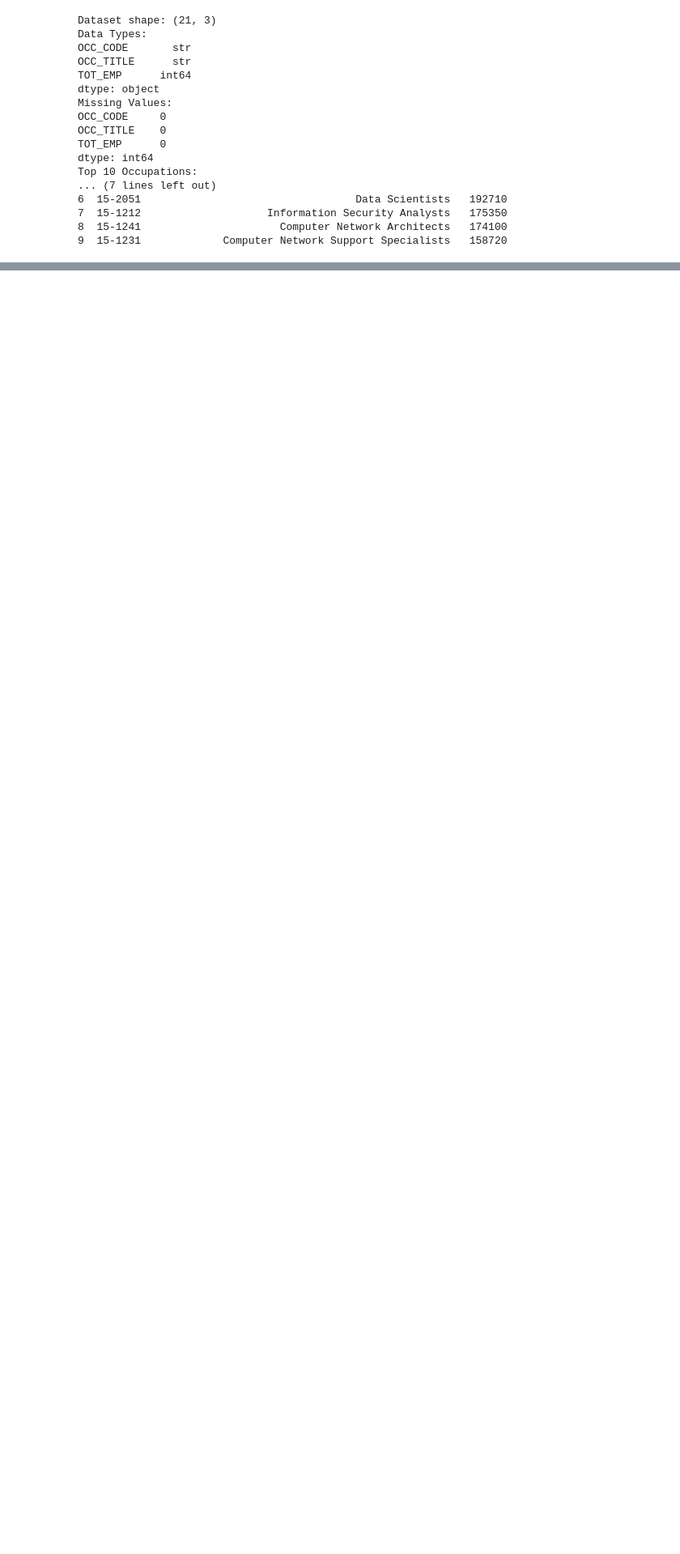
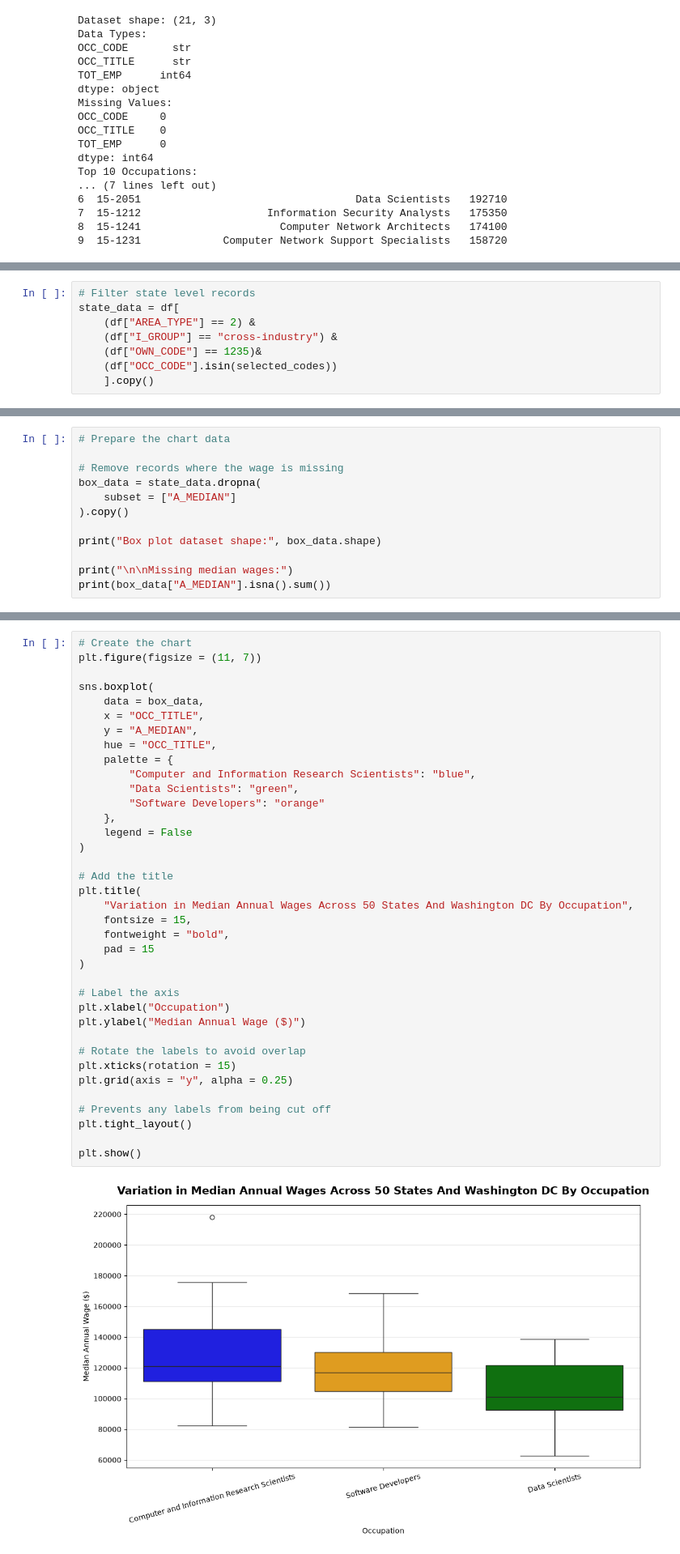
Before and after one commit to 2024635/CA1-Data-Visualisation-and-Communication-2024635, a Jupyter notebook: CA1-Data-Visualisation-and-Communication.ipynb, the cells around one changed output, grey strips where cells are left out. Shown at 81% size. Drawn from its saved outputs; the diff is of its cells as text; blank space fills up the shorter version.

```diff
--- a/CA1-Data-Visualisation-and-Communication.ipynb
+++ b/CA1-Data-Visualisation-and-Communication.ipynb
@@ -482,0 +495,8 @@ The results suggests that there is a substancial difference in the employment le
+# %%
+# Filter state level records
+state_data = df[
+    (df["AREA_TYPE"] == 2) &
+    (df["I_GROUP"] == "cross-industry") &
+    (df["OWN_CODE"] == 1235)&
+    (df["OCC_CODE"].isin(selected_codes))
+    ].copy()
@@ -482,0 +607,12 @@ The results suggests that there is a substancial difference in the employment le
+# %%
+# Prepare the chart data
+
+# Remove records where the wage is missing
+box_data = state_data.dropna(
+    subset = ["A_MEDIAN"]
+).copy()
+
+print("Box plot dataset shape:", box_data.shape)
+
+print("\n\nMissing median wages:")
+print(box_data["A_MEDIAN"].isna().sum())
@@ -482,0 +625,39 @@ The results suggests that there is a substancial difference in the employment le
+# %%
+# Create the chart
+plt.figure(figsize = (11, 7))
+
+sns.boxplot(
+    data = box_data,
+    x = "OCC_TITLE",
+    y = "A_MEDIAN",
+    hue = "OCC_TITLE",
+    palette = {
+        "Computer and Information Research Scientists": "blue",
+        "Data Scientists": "green",
+        "Software Developers": "orange"
+    },
+    legend = False
+)
+
+# Add the title
+plt.title(
+    "Variation in Median Annual Wages Across 50 States And Washington DC By Occupation",
+    fontsize = 15,
+    fontweight = "bold",
+    pad = 15
+)
+
+# Label the axis
+plt.xlabel("Occupation")
+plt.ylabel("Median Annual Wage ($)")
+
+# Rotate the labels to avoid overlap
+plt.xticks(rotation = 15)
+plt.grid(axis = "y", alpha = 0.25)
+
+# Prevents any labels from being cut off
+plt.tight_layout()
+
+plt.show()
+# %% [output]
+[figure, added]
```
Also changed, not shown: parts of 13 cells of this notebook.
